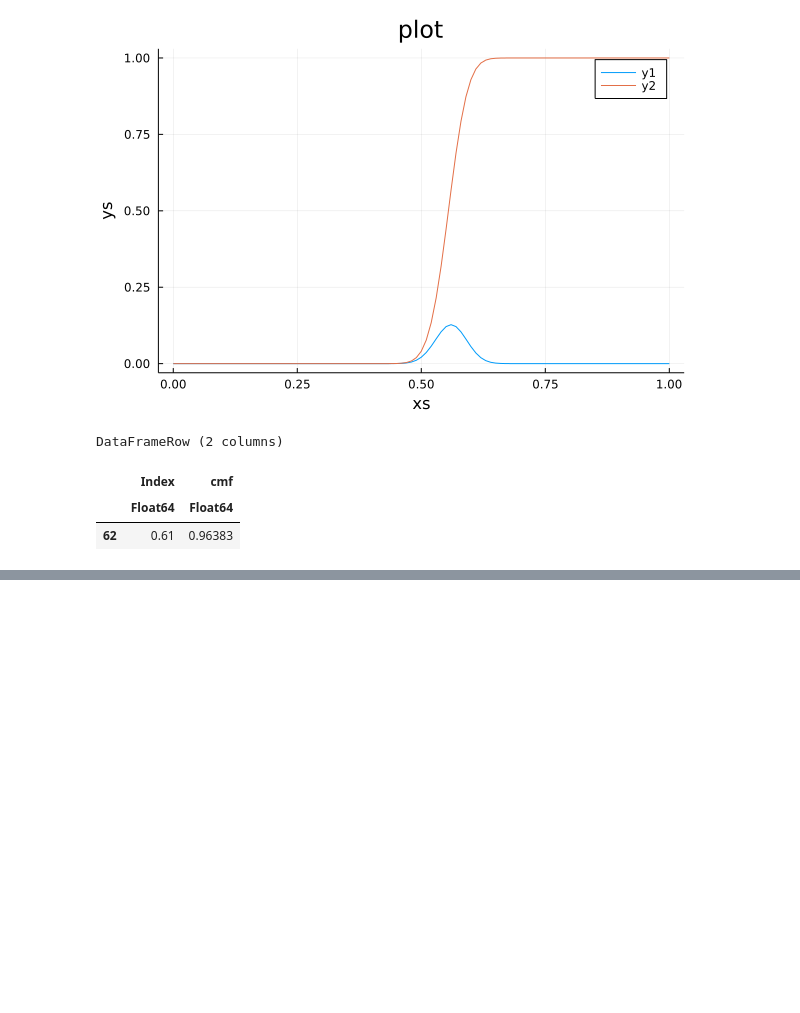
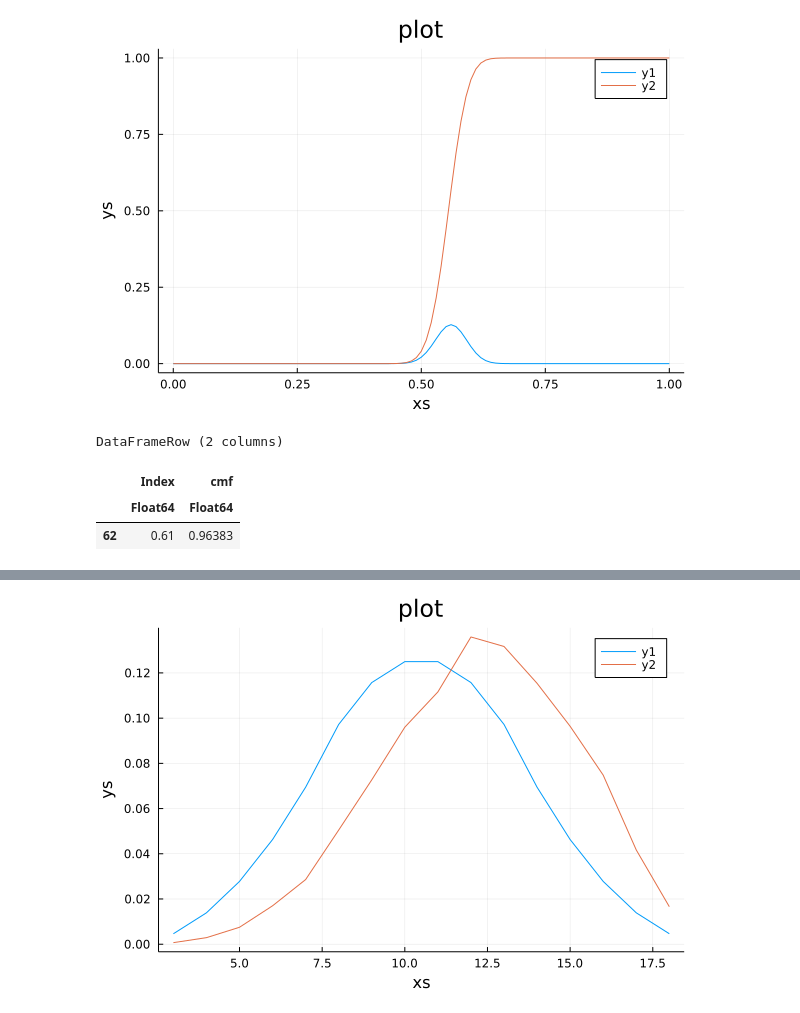
Before and after one commit to bwanab/ThinkBayes.jl, a Jupyter notebook: notebooks/think_bayes_in_julia_chapter_7.ipynb, the cells around one changed output, grey strips where cells are left out. Saved outputs shown, nothing was run; the diff lists cells and outputs as text; code cells hidden in the pictures; blank space fills up the shorter version.

```diff
--- a/notebooks/think_bayes_in_julia_chapter_7.ipynb
+++ b/notebooks/think_bayes_in_julia_chapter_7.ipynb
@@ -52,0 +76,3 @@ interp
+# %%
+n = 10000
+a = rand(1:6, (n, 4));
@@ -52,0 +91,8 @@ interp
+# %%
+t = sum(a[:,2:end], dims=2);
+# %%
+pmf_best3 = pmf_from_seq(t[1:10000]);
+# %%
+plot!(pmf_best3)
+# %% [output]
+[figure, added]
```
Also changed, not shown: parts of 18 cells of this notebook, 2 other files.
